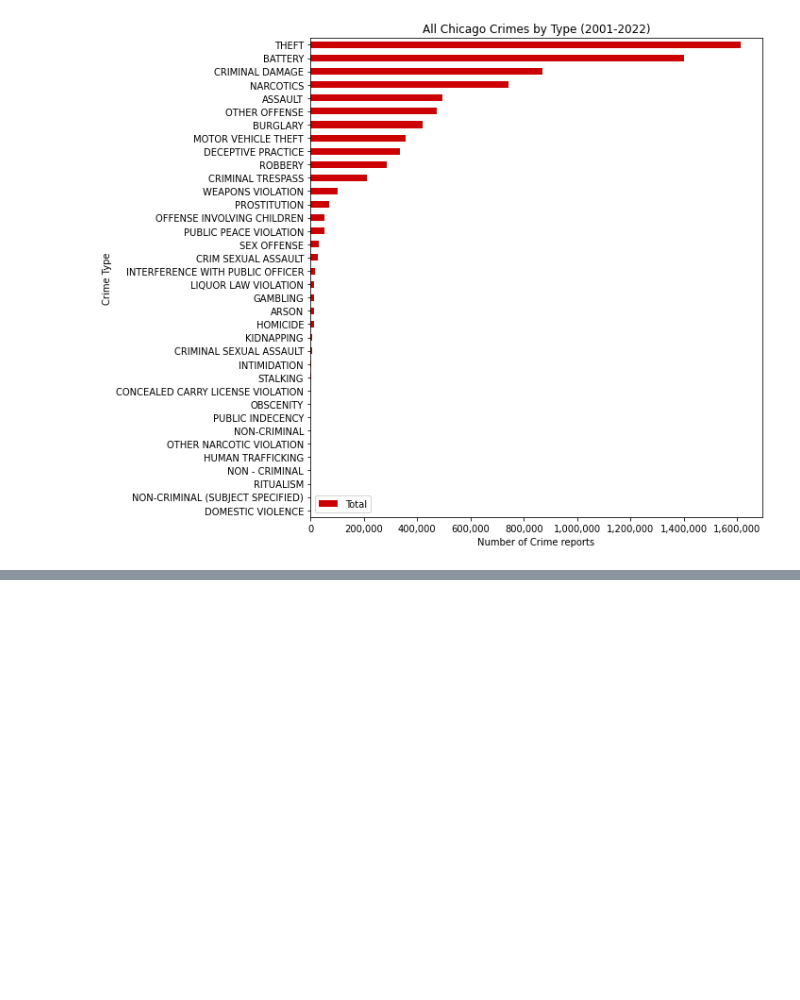
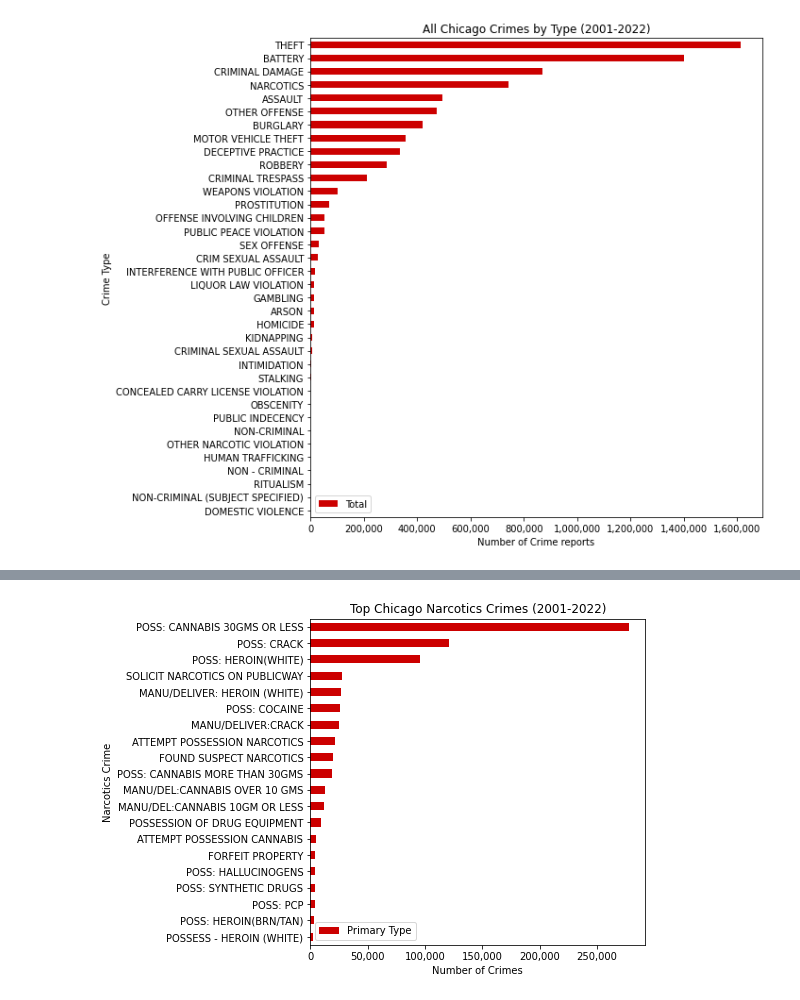
Before and after one commit to RandomFractals/chicago-crimes, a Jupyter notebook: notebooks/chicago-crimes-pandas.ipynb, the cells around one changed output, grey strips where cells are left out. Saved outputs shown, nothing was run; the diff lists cells and outputs as text; code cells hidden in the pictures; blank space fills up the shorter version.

```diff
--- a/notebooks/chicago-crimes-pandas.ipynb
+++ b/notebooks/chicago-crimes-pandas.ipynb
@@ -122,0 +123,13 @@ plt.show()
+# %%
+# get narcotics crimes
+narcotics = crimes[crimes['Primary Type'] == 'NARCOTICS']
+#print(narcotics.head())
+
+# get narcotics crime description counts
+narcotics_crimes = narcotics[['Primary Type', 'Description']]\
+    .groupby('Description').count()\
+    .sort_values(by='Primary Type', ascending=False)
+
+print(narcotics_crimes.head(10))
+print('...')
+print('Total Narcotics Crime Descriptions: {}'.format(len(narcotics_crimes)))
@@ -122,0 +151,12 @@ plt.show()
+# %%
+# plot top 20 narcotics crimes
+narcotics_crimes[:20].sort_values(by='Primary Type', ascending=True)\
+    .plot(kind='barh', figsize=(6, 6), color='#cc0000')
+plt.title('Top Chicago Narcotics Crimes (2001-2022)')
+plt.xlabel('Number of Crimes')
+plt.ylabel('Narcotics Crime')
+ax = plt.gca()
+ax.xaxis.set_major_formatter(ticker.StrMethodFormatter('{x:,.0f}'))
+plt.show()
+# %% [output]
+[figure, added]
```
Also changed, not shown: parts of 4 cells of this notebook.
